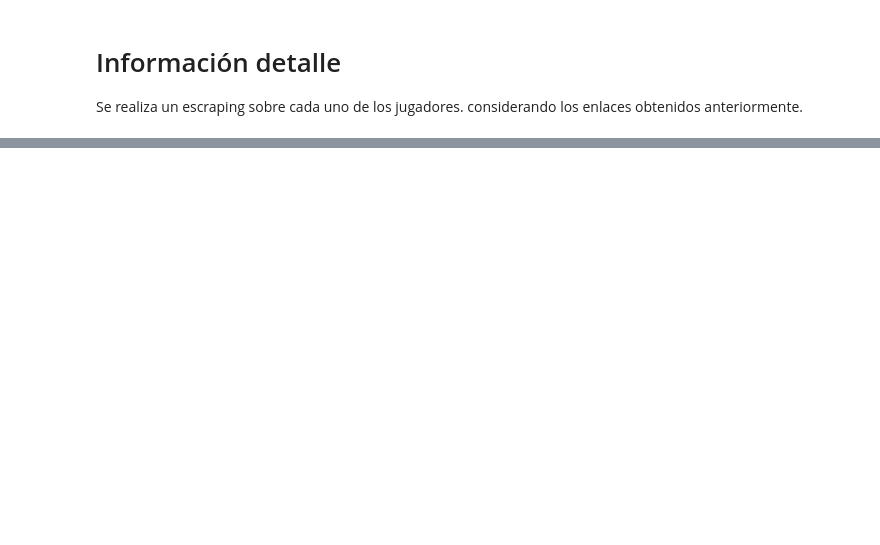
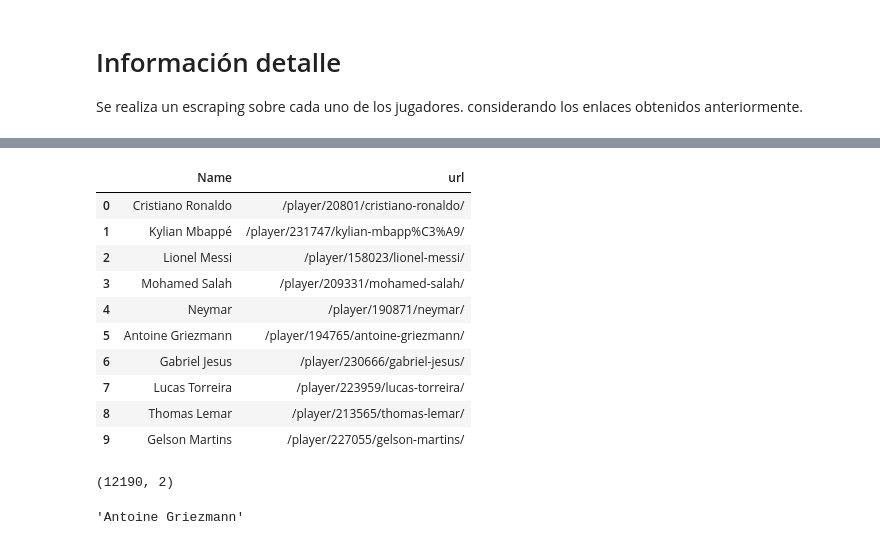
Before and after one commit to CamiloAguilar/Fifa_WorldCup_predictions, a Jupyter notebook: scraping/scraper_details_FIFA.ipynb, the cells around one changed output, grey strips where cells are left out. Drawn from its saved outputs; the diff is of its cells as text; code cells hidden in the pictures; blank space fills up the shorter version.

Commit message:
fifaindex scraping players

```diff
--- a/scraping/scraper_details_FIFA.ipynb
+++ b/scraping/scraper_details_FIFA.ipynb
@@ -19,3 +32,35 @@ page = requests.get(url)
+# %%
+# filtro de jugadores de países mundialistas
+booleans = []
+for i in df.Country:
+    if i in countries:
+        booleans.append(True)
+    else:
+        booleans.append(False)
+
+filtro = pd.Series(booleans)
+
+df = df[filtro]
+df = df.reset_index()
+df = df.drop(columns=['Country', 'index'])
+df.head(10)
+# %% [output]
+|  | Name | url |
+| 0 | Cristiano Ronaldo | /player/20801/cristiano-ronaldo/ |
+| 1 | Kylian Mbappé | /player/231747/kylian-mbapp%C3%A9/ |
+| 2 | Lionel Messi | /player/158023/lionel-messi/ |
+| 3 | Mohamed Salah | /player/209331/mohamed-salah/ |
+| 4 | Neymar | /player/190871/neymar/ |
+| 5 | Antoine Griezmann | /player/194765/antoine-griezmann/ |
+| 6 | Gabriel Jesus | /player/230666/gabriel-jesus/ |
+| 7 | Lucas Torreira | /player/223959/lucas-torreira/ |
+| 8 | Thomas Lemar | /player/213565/thomas-lemar/ |
+| 9 | Gelson Martins | /player/227055/gelson-martins/ |
+# %%
+# Total de jugadores con país en mundial
+df.shape
+# %% [output]
+(12190, 2)
 # %%
 Name = []
 Nationality = []
@@ -70,6 +115,10 @@ GK_Diving = []
 GK_Kick = []
 GK_Handling = []
 GK_Reflexes = []
+# %%
+df['Name'][5]
+# %% [output]
+'Antoine Griezmann'
 # %%
 min = 0
 max = len(df['Name'])
```
Also changed, not shown: parts of 5 cells of this notebook, 5 other files.
